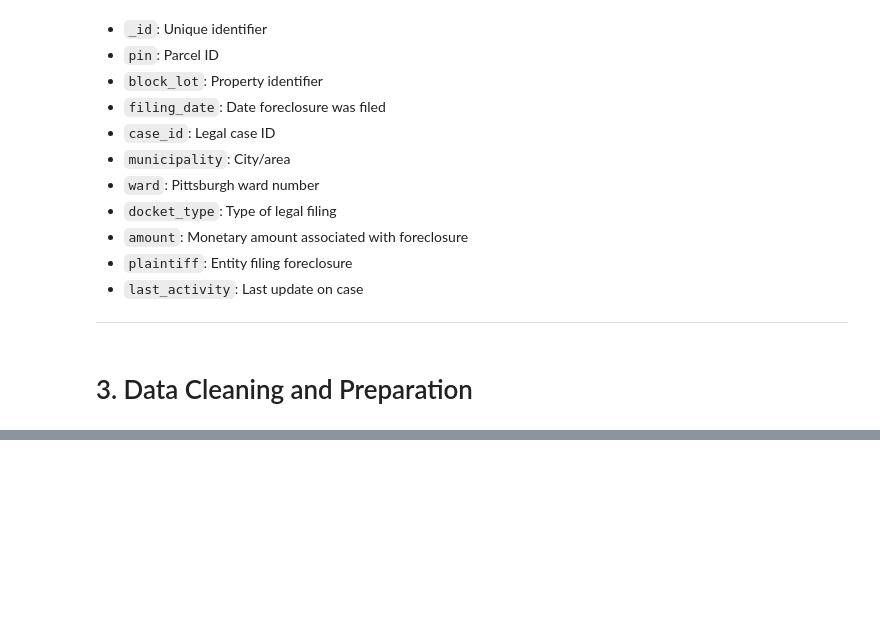
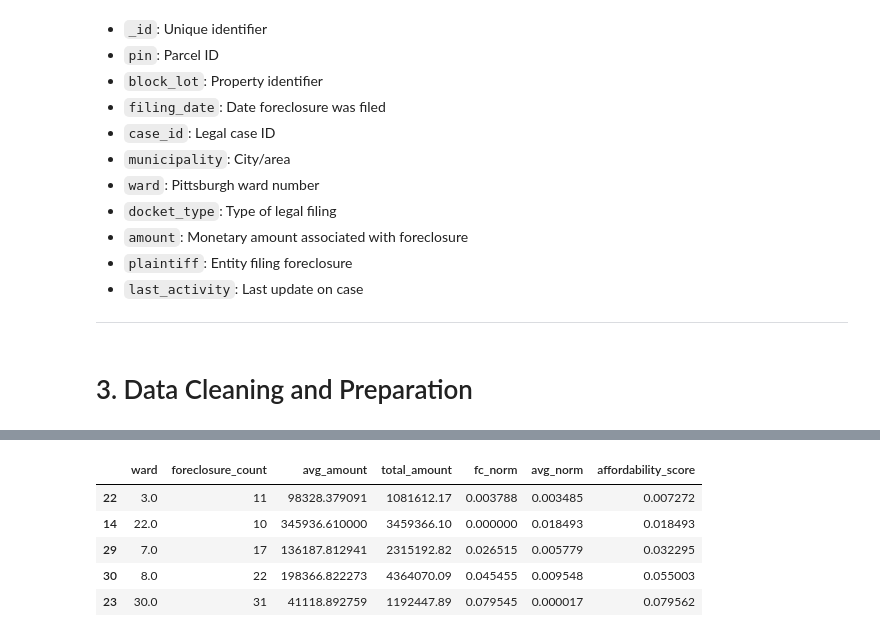
Before and after one commit to Aswwas1122/cmpinf-0010-final-prject, a Jupyter notebook: Akshat.ipynb, the cells around one changed output, grey strips where cells are left out. Cells and saved outputs as stored; diff of their text form; code cells hidden in the pictures; blank space fills up the shorter version.

```diff
--- a/Akshat.ipynb
+++ b/Akshat.ipynb
@@ -58,0 +94,2 @@ SyntaxError: invalid syntax (2633063581.py, line 16)
+# %%
+ward_ranked = ward_stats.sort_values("affordability_score")
@@ -58,0 +130,9 @@ SyntaxError: invalid syntax (2633063581.py, line 16)
+# %%
+ward_ranked.head(5)
+# %% [output]
+|  | ward | foreclosure_count | avg_amount | total_amount | fc_norm | avg_norm | affordability_score |
+| 22 | 3.0 | 11 | 98328.379091 | 1081612.17 | 0.003788 | 0.003485 | 0.007272 |
+| 14 | 22.0 | 10 | 345936.610000 | 3459366.10 | 0.000000 | 0.018493 | 0.018493 |
+| 29 | 7.0 | 17 | 136187.812941 | 2315192.82 | 0.026515 | 0.005779 | 0.032295 |
+| 30 | 8.0 | 22 | 198366.822273 | 4364070.09 | 0.045455 | 0.009548 | 0.055003 |
+| 23 | 30.0 | 31 | 41118.892759 | 1192447.89 | 0.079545 | 0.000017 | 0.079562 |
```
Also changed, not shown: parts of 15 cells of this notebook.
